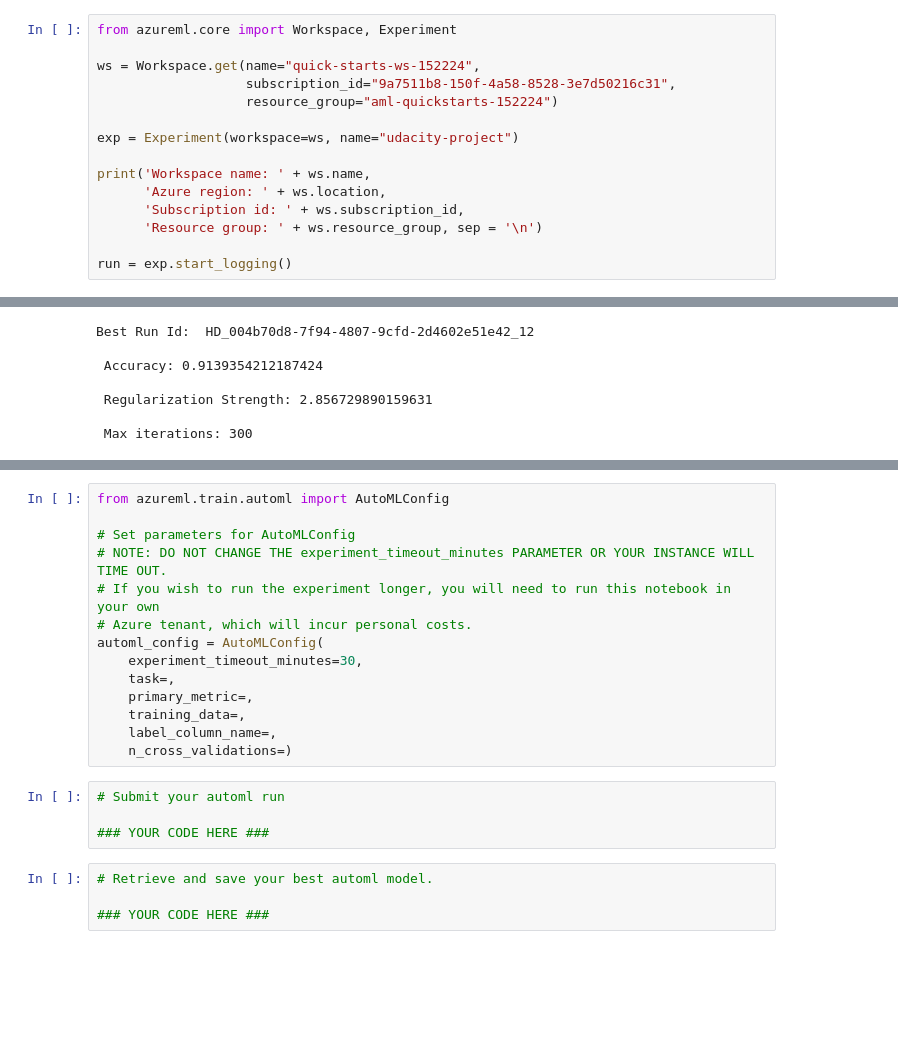
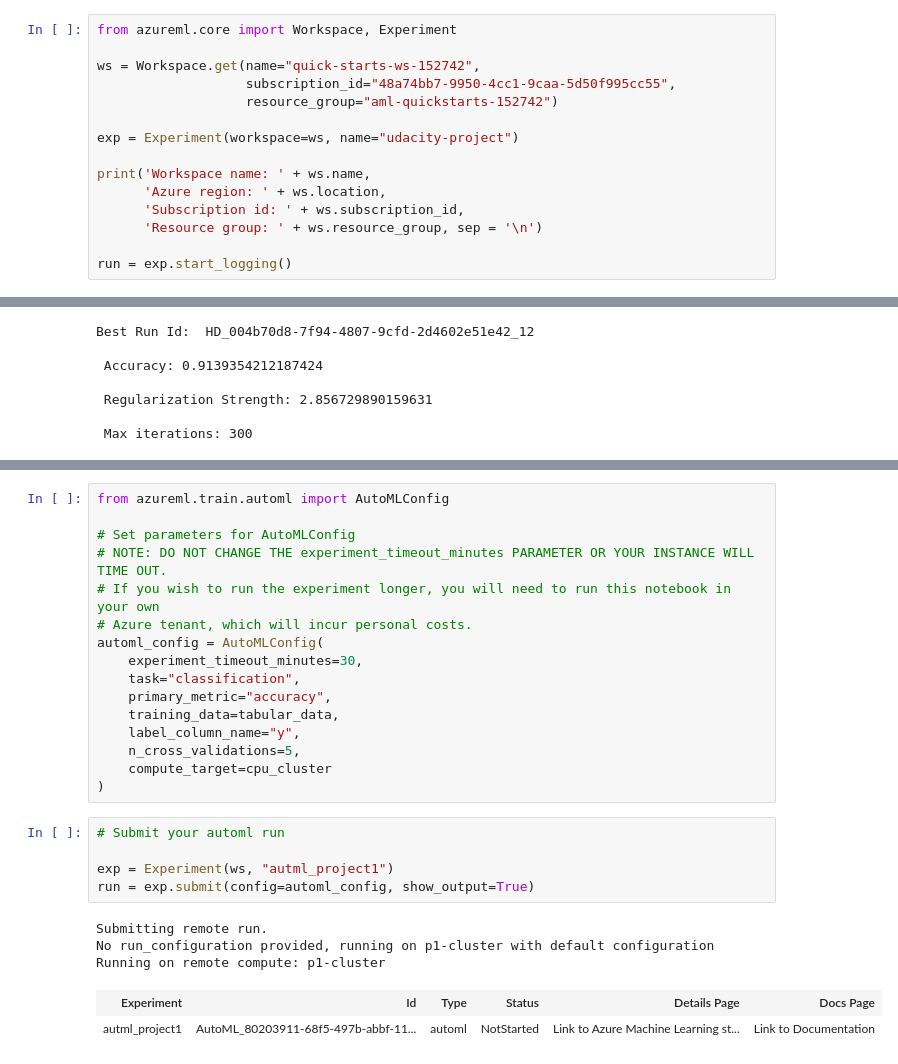
Before and after one commit to iolucas/AMLE_P1, a Jupyter notebook: udacity-project.ipynb, the cells around one changed output, grey strips where cells are left out. Cells and saved outputs as stored; diff of their text form; blank space fills up the shorter version.

```diff
--- a/udacity-project.ipynb
+++ b/udacity-project.ipynb
@@ -1,9 +1,9 @@
 # %%
 from azureml.core import Workspace, Experiment
 
-ws = Workspace.get(name="quick-starts-ws-152224",
-                   subscription_id="9a7511b8-150f-4a58-8528-3e7d50216c31",
-                   resource_group="aml-quickstarts-152224")
+ws = Workspace.get(name="quick-starts-ws-152742",
+                   subscription_id="48a74bb7-9950-4cc1-9caa-5d50f995cc55",
+                   resource_group="aml-quickstarts-152742")
 
 exp = Experiment(workspace=ws, name="udacity-project")
 
@@ -139,16 +148,21 @@ from azureml.train.automl import AutoMLConfig
 # Azure tenant, which will incur personal costs.
 automl_config = AutoMLConfig(
     experiment_timeout_minutes=30,
-    task=,
-    primary_metric=,
-    training_data=,
-    label_column_name=,
-    n_cross_validations=)
+    task="classification",
+    primary_metric="accuracy",
+    training_data=tabular_data,
+    label_column_name="y",
+    n_cross_validations=5,
+    compute_target=cpu_cluster
+)
-# %%
-# Submit your automl run
-
-### YOUR CODE HERE ###
-# %%
-# Retrieve and save your best automl model.
-
-### YOUR CODE HERE ###
+# %%
+# Submit your automl run
+
+exp = Experiment(ws, "autml_project1")
+run = exp.submit(config=automl_config, show_output=True)
+# %% [output]
+Submitting remote run.
+No run_configuration provided, running on p1-cluster with default configuration
+Running on remote compute: p1-cluster
+| Experiment | Id | Type | Status | Details Page | Docs Page |
+| autml_project1 | AutoML_80203911-68f5-497b-abbf-11... | automl | NotStarted | Link to Azure Machine Learning st... | Link to Documentation |
```
Also changed, not shown: parts of 10 cells of this notebook, 1 other file.
